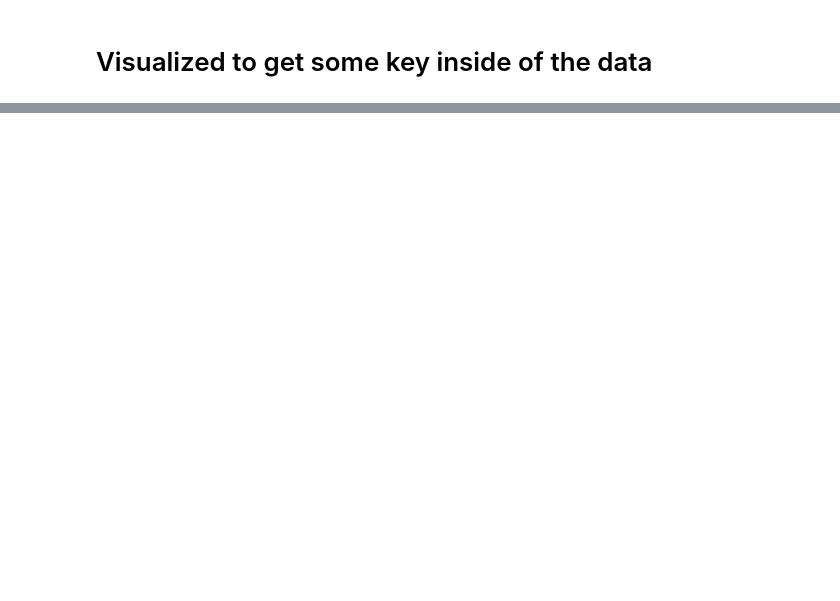
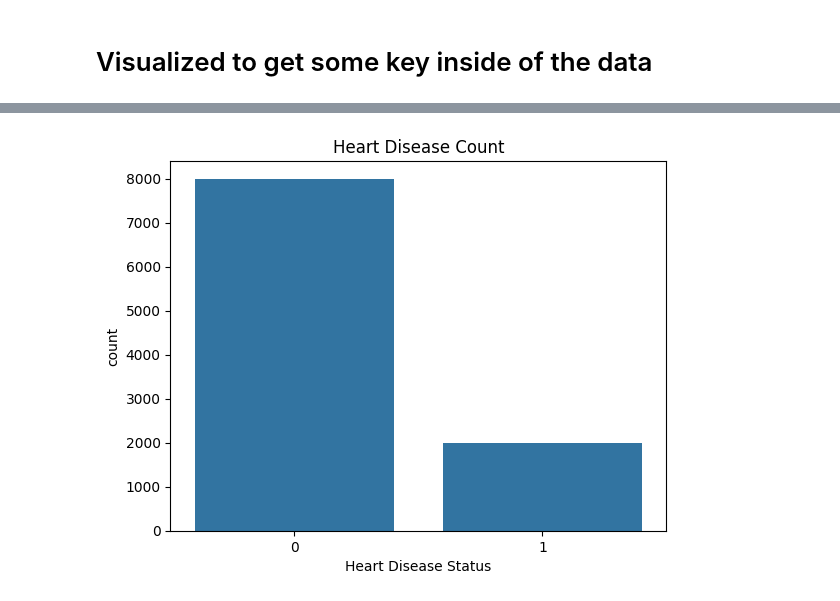
Before and after one commit to chighislian/heart_disease_predict, a Jupyter notebook: heart_disease_prediction.ipynb, the cells around one changed output, grey strips where cells are left out. Saved outputs shown, nothing was run; the diff lists cells and outputs as text; code cells hidden in the pictures; blank space fills up the shorter version.

Commit message:
did just 2 visualisation

```diff
--- a/heart_disease_prediction.ipynb
+++ b/heart_disease_prediction.ipynb
@@ -105,2 +125,11 @@ dtype: int64
 # %% [markdown]
 # Visualized to get some key inside of the data
+# %%
+# Convert columns with  yes/no categorical values to 1/0
+binary_cols = [
+    'Smoking', 'Family Heart Disease', 'Diabetes', 'High Blood Pressure',
+    'Low HDL Cholesterol', 'High LDL Cholesterol', 'Heart Disease Status'
+]
+
+for col in binary_cols:
+    heart_data[col] = heart_data[col].map({'Yes': 1, 'No': 0})
@@ -106,0 +146,7 @@ dtype: int64
+# %%
+#Check the Target Variable Balance We need to see how many people have Heart Disease Status = Yes vs No. Plot Bar chart (countplot)  If one class is much smaller than the other, the model may become biased.
+sns.countplot(x='Heart Disease Status', data=heart_data)
+plt.title("Heart Disease Count")
+plt.show()
+# %% [output]
+[figure, added]
```
Also changed, not shown: parts of 4 cells of this notebook.
